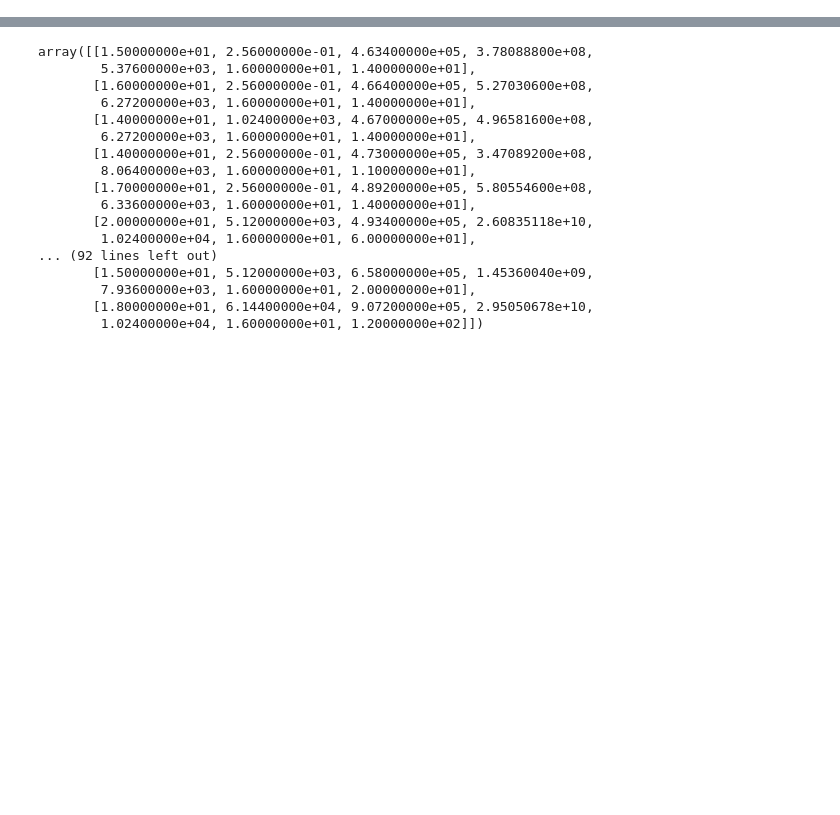
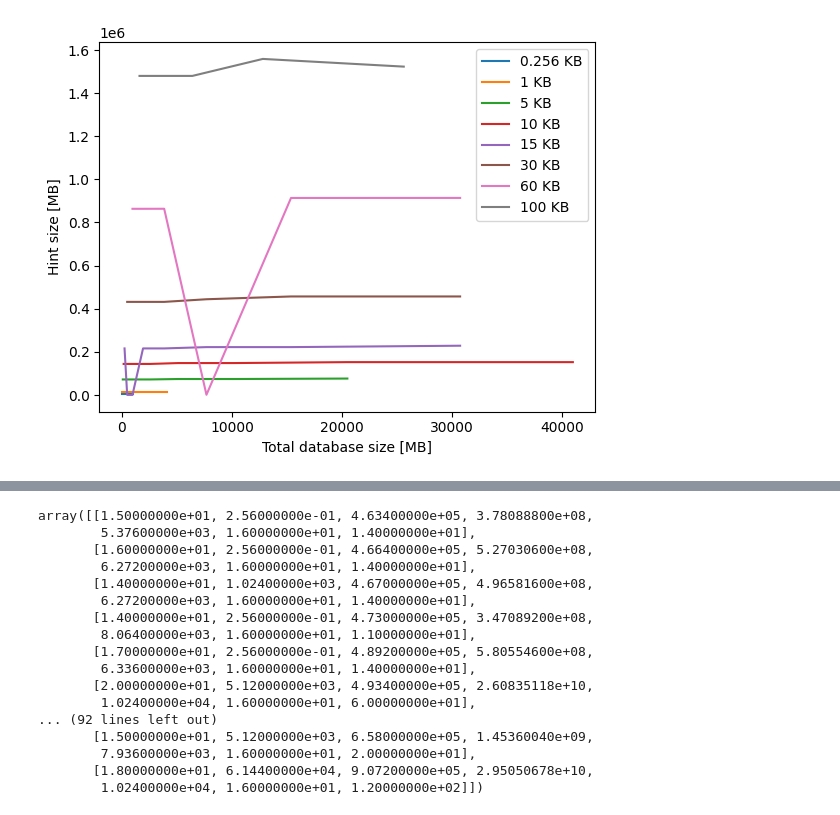
Before and after one commit to sophiartl/PIR_project, a Jupyter notebook: plots/ploty.ipynb, the cells around one changed output, grey strips where cells are left out. Saved outputs shown, nothing was run; the diff lists cells and outputs as text; code cells hidden in the pictures; blank space fills up the shorter version.

```diff
--- a/plots/ploty.ipynb
+++ b/plots/ploty.ipynb
@@ -40,0 +66,20 @@ for i in range (14,23):
+# %%
+#double
+
+#fix record size
+for i in [0.256,1,5,10,15,30,60,100]:
+    #hint
+    mine = double_total[np.where(double_total[:,1] == i)]
+    sorted_spi = mine[mine[:, 2].argsort()]
+
+    total_size = mine[:,2]/(1024)
+
+    hint = mine[:,5]/(1024)
+    name = '{} KB'.format(i)
+    plt.plot(total_size, hint, label = name)
+plt.legend()
+plt.xlabel("Total database size [MB]")
+plt.ylabel("Hint size [MB]")
+plt.show()
+# %% [output]
+[figure, added]
```
Also changed, not shown: parts of 31 cells of this notebook, 32 other files.
